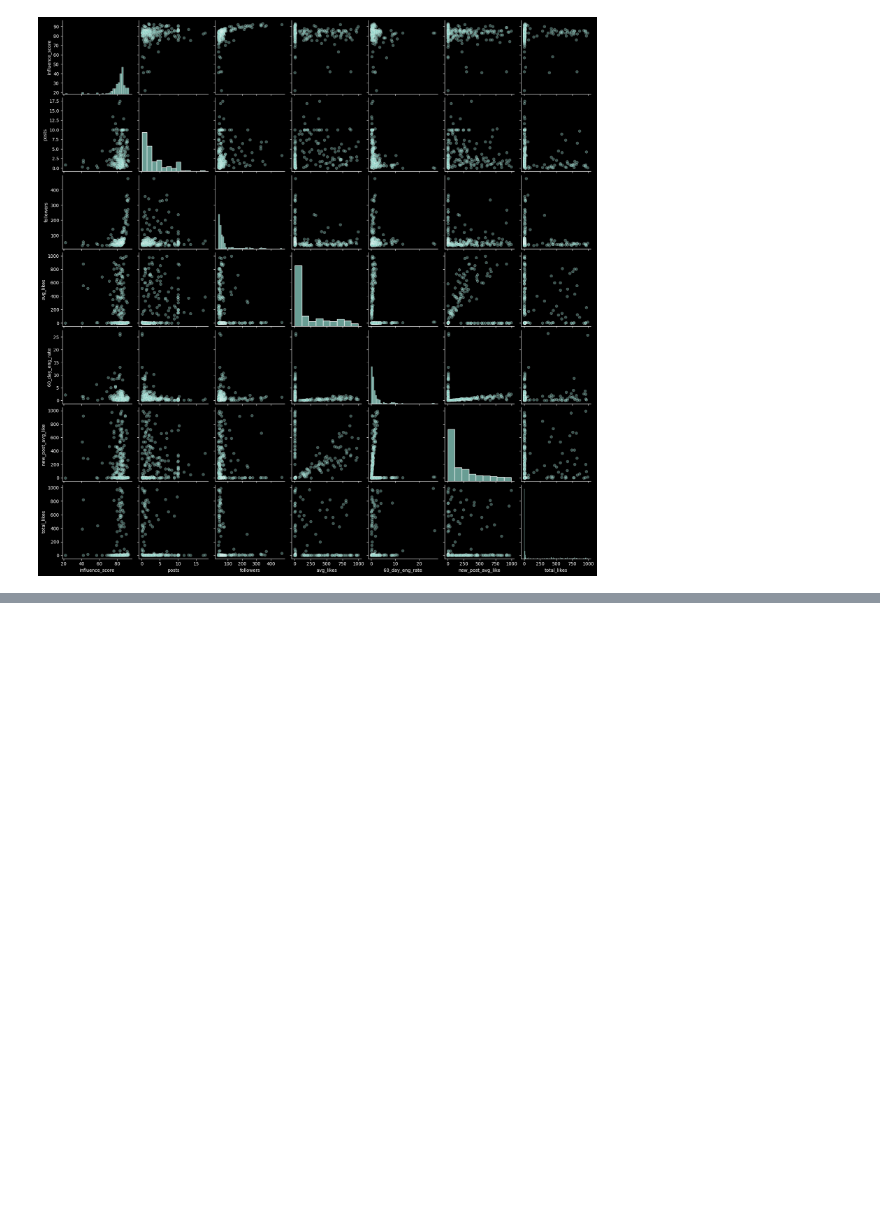
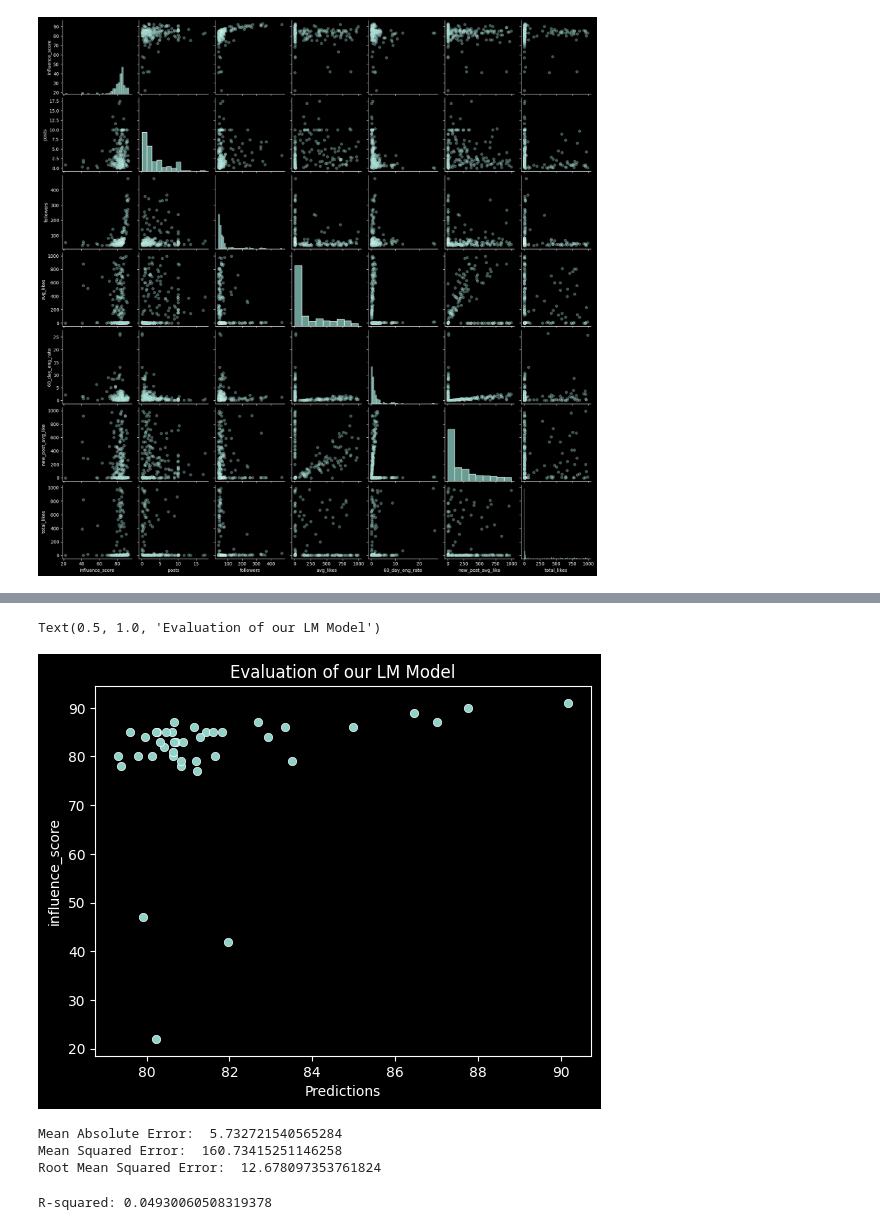
Before and after one commit to mozzam123/Influencer-Impact-Analysis-DecisionTrees, a Jupyter notebook: main.ipynb, the cells around one changed output, grey strips where cells are left out. Cells and saved outputs as stored; diff of their text form; code cells hidden in the pictures; blank space fills up the shorter version.

Commit message:
added normalizing, splitting and making predictions of the data

```diff
--- a/main.ipynb
+++ b/main.ipynb
@@ -117,0 +139,6 @@ sns.pairplot(dataset, kind="scatter", plot_kws={'alpha': 0.4})
+# %%
+from sklearn.preprocessing import StandardScaler
+
+scaler = StandardScaler()
+
+X_scaled = scaler.fit_transform(X)
@@ -117,0 +163,4 @@ sns.pairplot(dataset, kind="scatter", plot_kws={'alpha': 0.4})
+# %%
+from sklearn.model_selection import train_test_split
+
+X_train, X_test, y_train, y_test = train_test_split(X_scaled, y, test_size=0.2, random_state=42)
@@ -117,0 +169,6 @@ sns.pairplot(dataset, kind="scatter", plot_kws={'alpha': 0.4})
+# %%
+from sklearn.linear_model import LinearRegression
+
+lr = LinearRegression()
+
+lr.fit(X_train, y_train)
@@ -117,0 +195,2 @@ sns.pairplot(dataset, kind="scatter", plot_kws={'alpha': 0.4})
+# %%
+predictions = lr.predict(X_test)
@@ -117,0 +208,25 @@ sns.pairplot(dataset, kind="scatter", plot_kws={'alpha': 0.4})
+# %%
+sns.scatterplot(x=predictions, y=y_test)
+plt.xlabel("Predictions")
+plt.title("Evaluation of our LM Model")
+# %% [output]
+Text(0.5, 1.0, 'Evaluation of our LM Model')
+[figure, added]
+# %%
+from sklearn.metrics import mean_absolute_error, mean_squared_error
+import math
+
+print("Mean Absolute Error: ", mean_absolute_error(y_test, predictions))
+print("Mean Squared Error: ", mean_squared_error(y_test, predictions))
+print("Root Mean Squared Error: ", math.sqrt(mean_squared_error(y_test, predictions)))
+# %% [output]
+Mean Absolute Error:  5.732721540565284
+Mean Squared Error:  160.73415251146258
+Root Mean Squared Error:  12.678097353761824
+# %%
+from sklearn.metrics import r2_score
+
+r2 = r2_score(y_test, predictions)
+print("R-squared:", r2)
+# %% [output]
+R-squared: 0.04930060508319378
```
Also changed, not shown: parts of 13 cells of this notebook.
